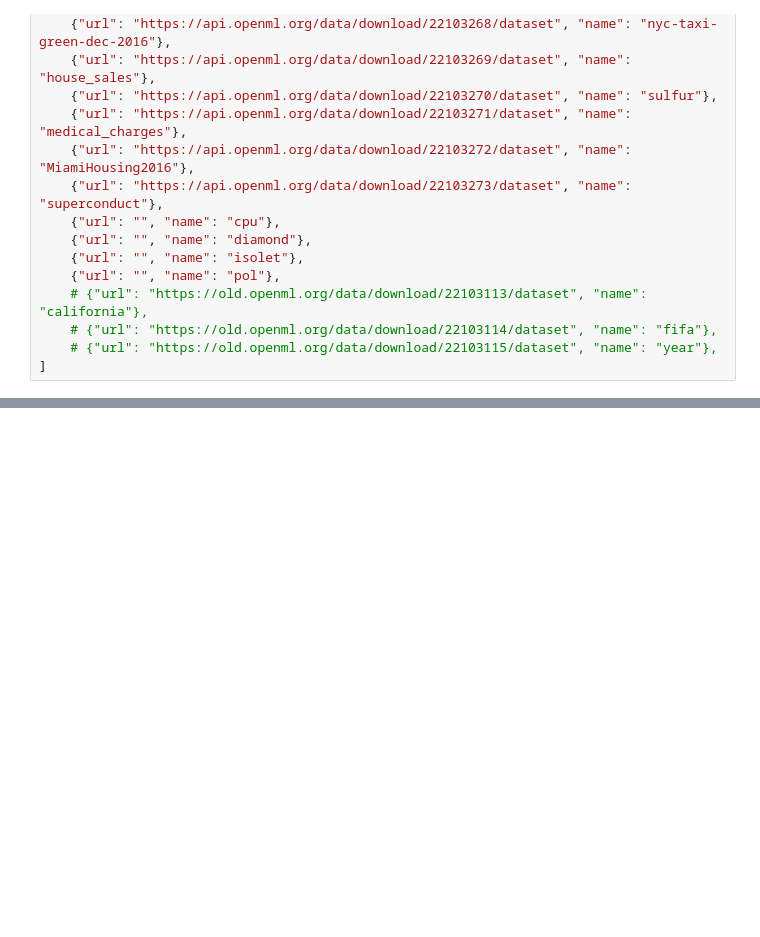
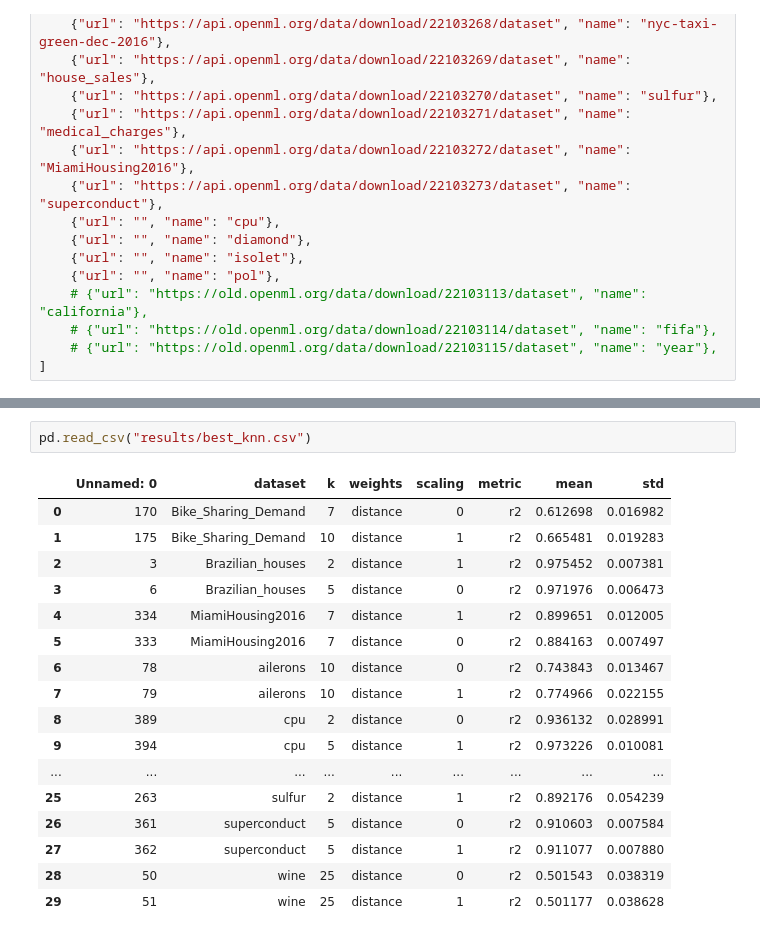
Before and after one commit to gracious-patience/knnt, a Jupyter notebook: diploma_projects/Diploma code/make_data.ipynb, the cells around one changed output, grey strips where cells are left out. Cells and saved outputs as stored; diff of their text form; blank space fills up the shorter version.

```diff
--- a/diploma_projects/Diploma code/make_data.ipynb
+++ b/diploma_projects/Diploma code/make_data.ipynb
@@ -58,0 +94,20 @@ f0,f1,f2,f3,f4,f5,f6,f7,f8,f9,f10,f11,f12,f13,f14,f15,f16,f17,f18,f19,f20,f21,f2
+# %%
+pd.read_csv("results/best_knn.csv")
+# %% [output]
+|  | Unnamed: 0 | dataset | k | weights | scaling | metric | mean | std |
+| 0 | 170 | Bike_Sharing_Demand | 7 | distance | 0 | r2 | 0.612698 | 0.016982 |
+| 1 | 175 | Bike_Sharing_Demand | 10 | distance | 1 | r2 | 0.665481 | 0.019283 |
+| 2 | 3 | Brazilian_houses | 2 | distance | 1 | r2 | 0.975452 | 0.007381 |
+| 3 | 6 | Brazilian_houses | 5 | distance | 0 | r2 | 0.971976 | 0.006473 |
+| 4 | 334 | MiamiHousing2016 | 7 | distance | 1 | r2 | 0.899651 | 0.012005 |
+| 5 | 333 | MiamiHousing2016 | 7 | distance | 0 | r2 | 0.884163 | 0.007497 |
+| 6 | 78 | ailerons | 10 | distance | 0 | r2 | 0.743843 | 0.013467 |
+| 7 | 79 | ailerons | 10 | distance | 1 | r2 | 0.774966 | 0.022155 |
+| 8 | 389 | cpu | 2 | distance | 0 | r2 | 0.936132 | 0.028991 |
+| 9 | 394 | cpu | 5 | distance | 1 | r2 | 0.973226 | 0.010081 |
+| ... | ... | ... | ... | ... | ... | ... | ... | ... |
+| 25 | 263 | sulfur | 2 | distance | 1 | r2 | 0.892176 | 0.054239 |
+| 26 | 361 | superconduct | 5 | distance | 0 | r2 | 0.910603 | 0.007584 |
+| 27 | 362 | superconduct | 5 | distance | 1 | r2 | 0.911077 | 0.007880 |
+| 28 | 50 | wine | 25 | distance | 0 | r2 | 0.501543 | 0.038319 |
+| 29 | 51 | wine | 25 | distance | 1 | r2 | 0.501177 | 0.038628 |
```
Also changed, not shown: parts of 6 cells of this notebook, 15 other files.
